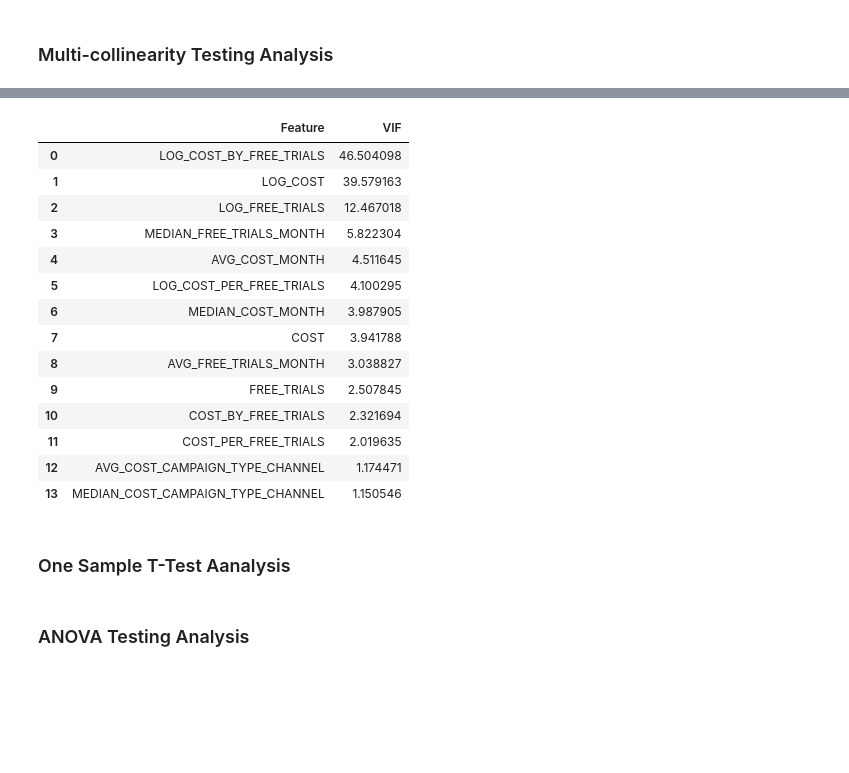
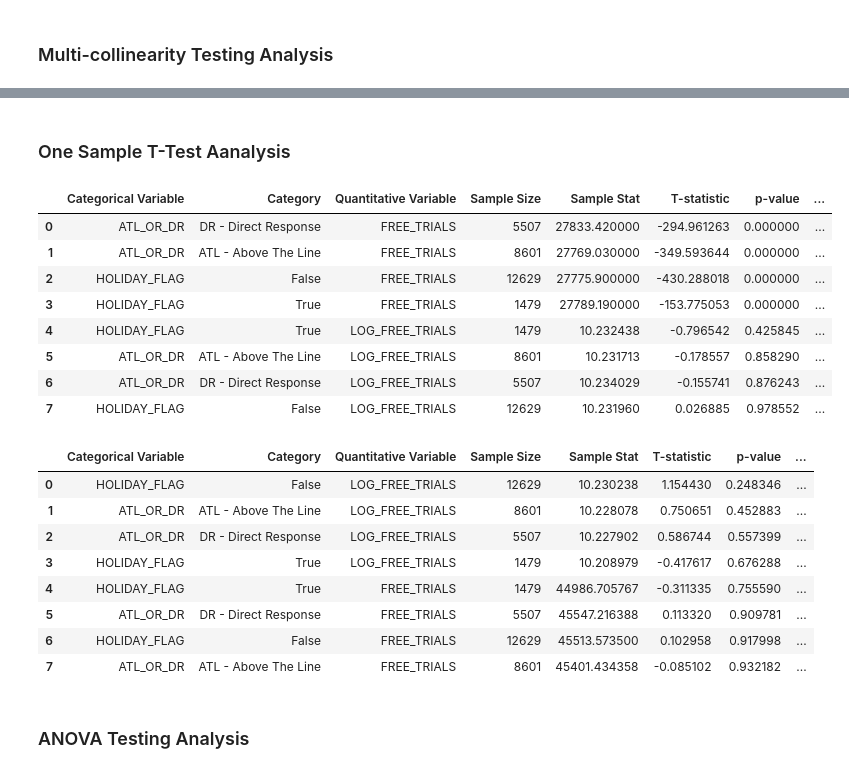
Before and after one commit to 11echeng/free-trial-analysis, a Jupyter notebook: notebooks/correlation_testing.ipynb, the cells around one changed output, grey strips where cells are left out. Saved outputs shown, nothing was run; the diff lists cells and outputs as text; code cells hidden in the pictures; blank space fills up the shorter version.

```diff
--- a/notebooks/correlation_testing.ipynb
+++ b/notebooks/correlation_testing.ipynb
@@ -69,43 +77,52 @@ nums_df
-# %%
-vif_result = compute_vif(
-    data=nums_df,
-)
-vif_result
-# %% [output]
-|  | Feature | VIF |
-| 0 | LOG_COST_BY_FREE_TRIALS | 46.504098 |
-| 1 | LOG_COST | 39.579163 |
-| 2 | LOG_FREE_TRIALS | 12.467018 |
-| 3 | MEDIAN_FREE_TRIALS_MONTH | 5.822304 |
-| 4 | AVG_COST_MONTH | 4.511645 |
-| 5 | LOG_COST_PER_FREE_TRIALS | 4.100295 |
-| 6 | MEDIAN_COST_MONTH | 3.987905 |
-| 7 | COST | 3.941788 |
-| 8 | AVG_FREE_TRIALS_MONTH | 3.038827 |
-| 9 | FREE_TRIALS | 2.507845 |
-| 10 | COST_BY_FREE_TRIALS | 2.321694 |
-| 11 | COST_PER_FREE_TRIALS | 2.019635 |
-| 12 | AVG_COST_CAMPAIGN_TYPE_CHANNEL | 1.174471 |
-| 13 | MEDIAN_COST_CAMPAIGN_TYPE_CHANNEL | 1.150546 |
 # %% [markdown]
 ### One Sample T-Test Aanalysis
 # %%
-
-categorical = ["ATL_OR_DR", "HOLIDAY_FLAG"]
+categorical_list = ['ATL_OR_DR','HOLIDAY_FLAG']
 quantitative = ["FREE_TRIALS", "LOG_FREE_TRIALS"]
-
 
 # 2) Using a dictionary for different hypothesized means per column:
 results_2 = run_one_sample_ttest(
     df=df,
-    categorical_cols=categorical,
+    categorical_cols=categorical_list,
     quantitative_cols=quantitative,
-    popmean={"FREE_TRIALS": 277769, "LOG_FREE_TRIALS": 10.22},  # different popmeans
+    popmean={"FREE_TRIALS": 277769, "LOG_FREE_TRIALS": 10.23},  # different popmeans
     stat_type="median",
     alpha=0.05,  # more stringent significance level
     sort_results=True
 )
 results_2
+# %% [output]
+|  | Categorical Variable | Category | Quantitative Variable | Sample Size | Sample Stat | T-statistic | p-value | ... |
+| 0 | ATL_OR_DR | DR - Direct Response | FREE_TRIALS | 5507 | 27833.420000 | -294.961263 | 0.000000 | ... |
+| 1 | ATL_OR_DR | ATL - Above The Line | FREE_TRIALS | 8601 | 27769.030000 | -349.593644 | 0.000000 | ... |
+| 2 | HOLIDAY_FLAG | False | FREE_TRIALS | 12629 | 27775.900000 | -430.288018 | 0.000000 | ... |
+| 3 | HOLIDAY_FLAG | True | FREE_TRIALS | 1479 | 27789.190000 | -153.775053 | 0.000000 | ... |
+| 4 | HOLIDAY_FLAG | True | LOG_FREE_TRIALS | 1479 | 10.232438 | -0.796542 | 0.425845 | ... |
+| 5 | ATL_OR_DR | ATL - Above The Line | LOG_FREE_TRIALS | 8601 | 10.231713 | -0.178557 | 0.858290 | ... |
+| 6 | ATL_OR_DR | DR - Direct Response | LOG_FREE_TRIALS | 5507 | 10.234029 | -0.155741 | 0.876243 | ... |
+| 7 | HOLIDAY_FLAG | False | LOG_FREE_TRIALS | 12629 | 10.231960 | 0.026885 | 0.978552 | ... |
+# %%
+# 2) Using a dictionary for different hypothesized means per column:
+results_2 = run_one_sample_ttest(
+    df=df,
+    categorical_cols=categorical_list,
+    quantitative_cols=quantitative,
+    popmean={"FREE_TRIALS": 45458, "LOG_FREE_TRIALS": 10.22},  # different popmeans
+    stat_type="mean",
+    alpha=0.05,  # more stringent significance level
+    sort_results=True
+)
+results_2
+# %% [output]
+|  | Categorical Variable | Category | Quantitative Variable | Sample Size | Sample Stat | T-statistic | p-value | ... |
+| 0 | HOLIDAY_FLAG | False | LOG_FREE_TRIALS | 12629 | 10.230238 | 1.154430 | 0.248346 | ... |
+| 1 | ATL_OR_DR | ATL - Above The Line | LOG_FREE_TRIALS | 8601 | 10.228078 | 0.750651 | 0.452883 | ... |
+| 2 | ATL_OR_DR | DR - Direct Response | LOG_FREE_TRIALS | 5507 | 10.227902 | 0.586744 | 0.557399 | ... |
+| 3 | HOLIDAY_FLAG | True | LOG_FREE_TRIALS | 1479 | 10.208979 | -0.417617 | 0.676288 | ... |
+| 4 | HOLIDAY_FLAG | True | FREE_TRIALS | 1479 | 44986.705767 | -0.311335 | 0.755590 | ... |
+| 5 | ATL_OR_DR | DR - Direct Response | FREE_TRIALS | 5507 | 45547.216388 | 0.113320 | 0.909781 | ... |
+| 6 | HOLIDAY_FLAG | False | FREE_TRIALS | 12629 | 45513.573500 | 0.102958 | 0.917998 | ... |
+| 7 | ATL_OR_DR | ATL - Above The Line | FREE_TRIALS | 8601 | 45401.434358 | -0.085102 | 0.932182 | ... |
 # %% [markdown]
 ### ANOVA Testing Analysis
 # %%
```
Also changed, not shown: parts of 8 cells of this notebook.
